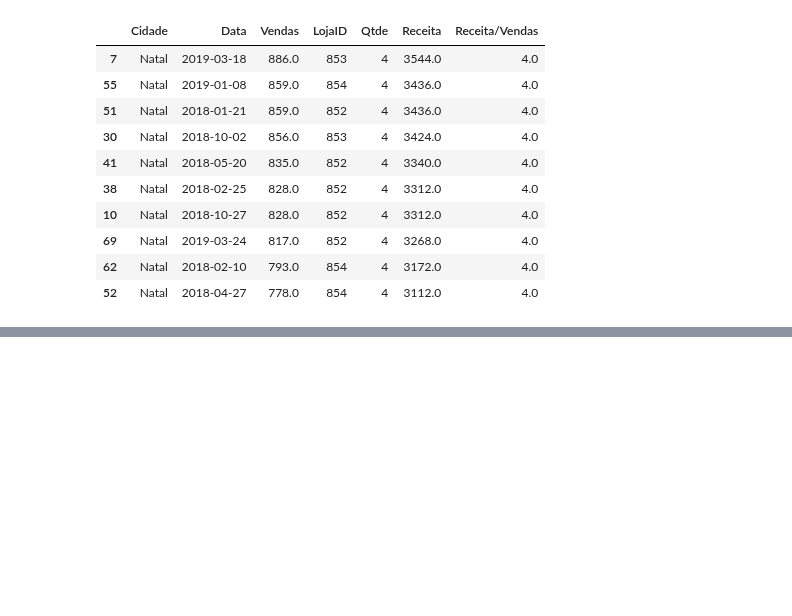
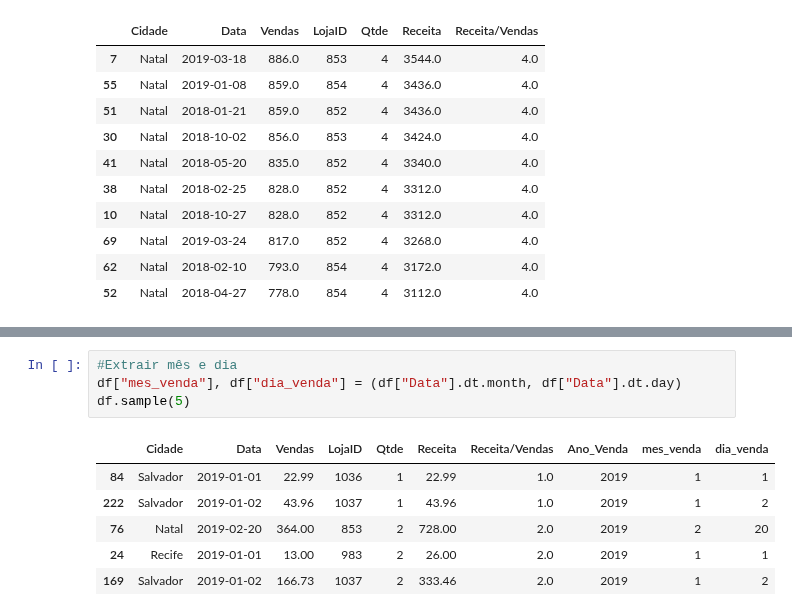
Before and after one commit to Err0rAltZero/trainingDIOPythonPanda, a Jupyter notebook: trainingDIOPythonPandas.ipynb, the cells around one changed output, grey strips where cells are left out. Drawn from its saved outputs; the diff is of its cells as text; blank space fills up the shorter version.

```diff
--- a/trainingDIOPythonPandas.ipynb
+++ b/trainingDIOPythonPandas.ipynb
@@ -171,0 +227,11 @@ df.sort_values("Receita", ascending=False).head(10)
+# %%
+#Extrair mês e dia
+df["mes_venda"], df["dia_venda"] = (df["Data"].dt.month, df["Data"].dt.day)
+df.sample(5)
+# %% [output]
+|  | Cidade | Data | Vendas | LojaID | Qtde | Receita | Receita/Vendas | Ano_Venda | mes_venda | dia_venda |
+| 84 | Salvador | 2019-01-01 | 22.99 | 1036 | 1 | 22.99 | 1.0 | 2019 | 1 | 1 |
+| 222 | Salvador | 2019-01-02 | 43.96 | 1037 | 1 | 43.96 | 1.0 | 2019 | 1 | 2 |
+| 76 | Natal | 2019-02-20 | 364.00 | 853 | 2 | 728.00 | 2.0 | 2019 | 2 | 20 |
+| 24 | Recife | 2019-01-01 | 13.00 | 983 | 2 | 26.00 | 2.0 | 2019 | 1 | 1 |
+| 169 | Salvador | 2019-01-02 | 166.73 | 1037 | 2 | 333.46 | 2.0 | 2019 | 1 | 2 |
```
Also changed, not shown: parts of 10 cells of this notebook.
